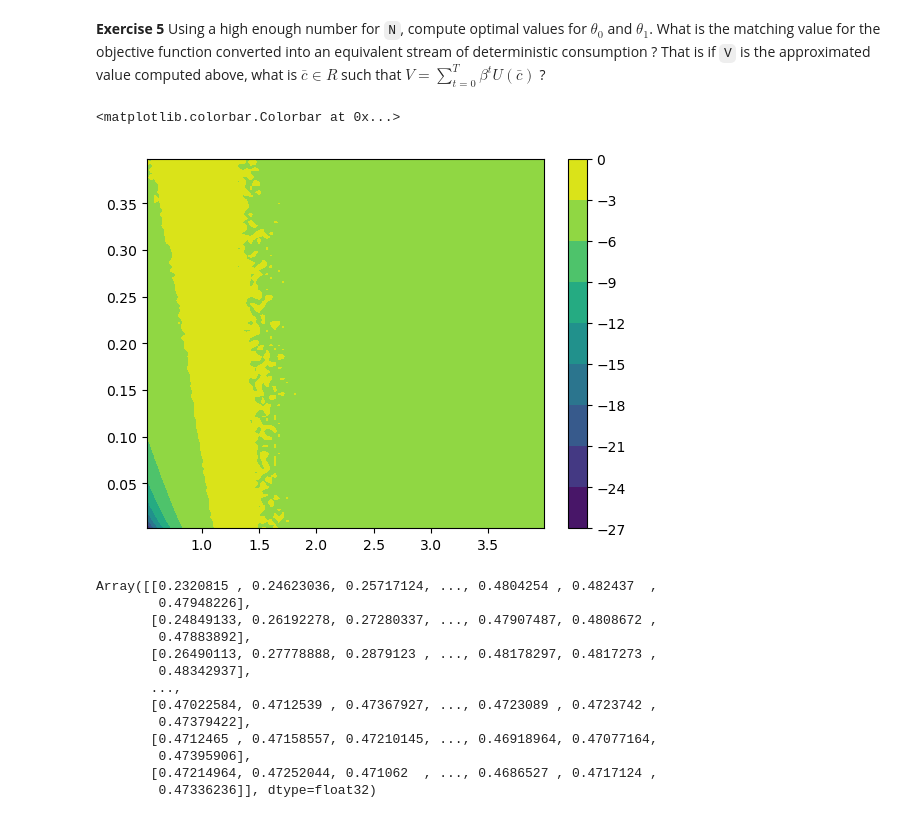
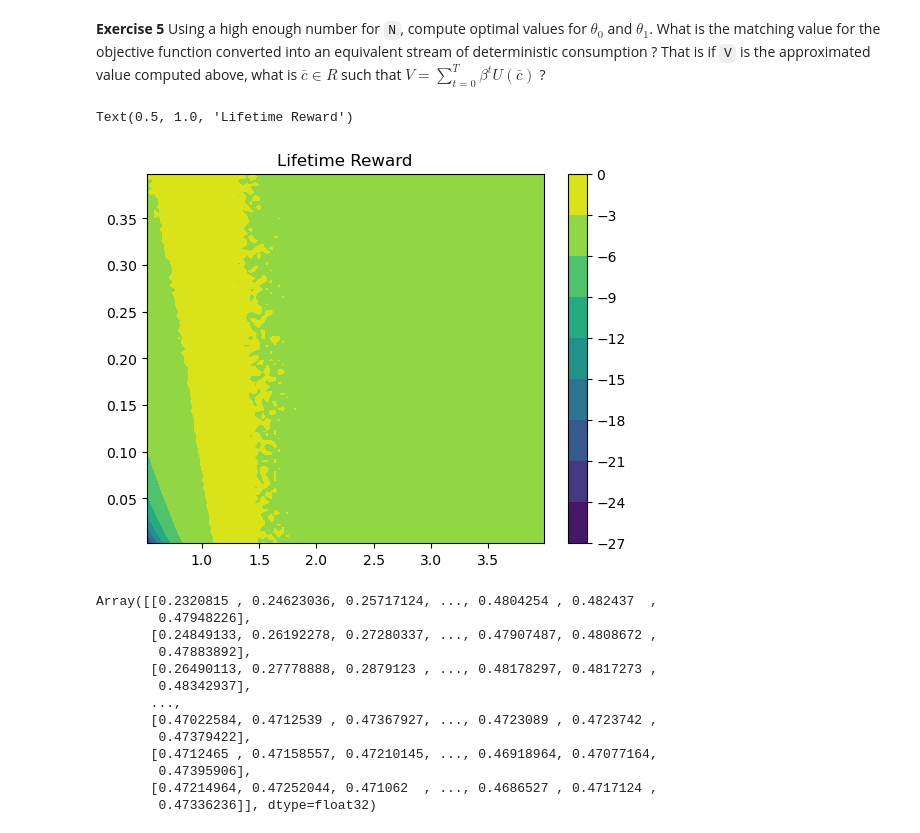
Before and after one commit to albop/bbank_ce_2024, a Jupyter notebook: corrections/lifetime_reward.ipynb, the cells around one changed output. Cells and saved outputs as stored; diff of their text form; code cells hidden in the pictures.

```diff
--- a/corrections/lifetime_reward.ipynb
+++ b/corrections/lifetime_reward.ipynb
@@ -76,7 +87,8 @@ class Model:
 m = Model()
 # %%
 # we can also simply represent the model as a dictionary
-p = dict(β=0.9,σ=0.1,γ=2.0,r=1.04)
+# this represetation is useful here since it is compatible with jax JIT
+p = dict(β=0.9,σ=0.1,γ=4.0,r=1.04)
 # %% [markdown]
 <span class="theorem-title">**Exercise 2**</span> Define simple rule
 fonction `consumption(w: float, θ_0:float, θ_1:float, p:Model)->float`
@@ -306,21 +313,22 @@ vals = jax.vmap(
 # %%
 vals = vals.reshape((K,K))
 # %%
-# we can represent the values as a heatap
+# we can represent the values as a heatmap
 import matplotlib.pyplot as plt
 import numpy as np
 plt.contourf(
     np.array(vals.T),
     origin='lower',
     extent=(t0_vec.min(), t0_vec.max(), t1_vec.min(), t1_vec.max()),
     # vmin=-11,
     # levels=np.linspace(-15, -9, 40),
 
 )
 plt.colorbar()
+plt.title("Lifetime Reward")
 # %% [output]
-<matplotlib.colorbar.Colorbar at 0x...>
+Text(0.5, 1.0, 'Lifetime Reward')
-[figure, old version]
+[figure, new version]
 # %%
 # for a more insightful plot, we can convert into consumption equivalents
 cvals = (vals*(1-p['γ']))**(1/(1-p['γ']))
```
Also changed, not shown: parts of 25 cells of this notebook, 9 other files.
